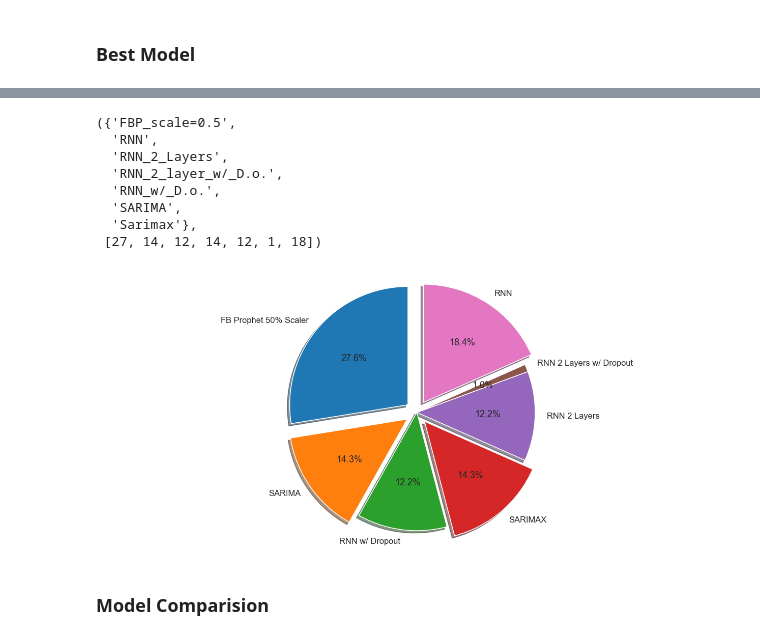
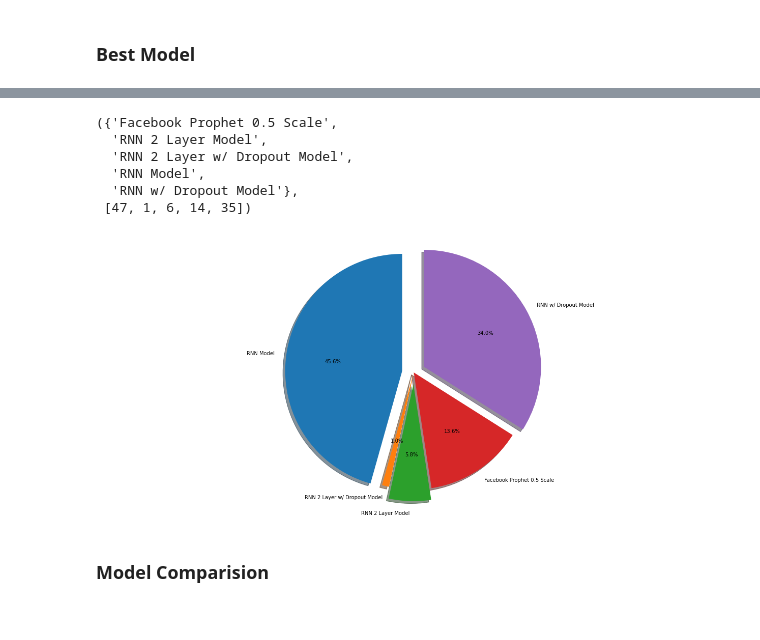
Before and after one commit to FeritYikar/phase4, a Jupyter notebook: main.ipynb, the cells around one changed output, grey strips where cells are left out. Cells and saved outputs as stored; diff of their text form; code cells hidden in the pictures.

```diff
--- a/main.ipynb
+++ b/main.ipynb
@@ -353,7 +334,7 @@ np.mean(bm_val_mape), bm_val_mape
 # %%
 model_types = []
 for item in best_model_dict.values():
-    model_types.append([item[2]])
+    model_types.append([item[3]])
 list = []
 for item in model_types:
     list.append(item[0])
@@ -363,30 +344,28 @@ sizes = []
 for i in labels:
     sizes.append(list.count(i))
 labels, sizes
-labels2 = x = ['FB Prophet 50% Scaler', 'SARIMA','RNN w/ Dropout', 'SARIMAX','RNN 2 Layers','RNN 2 Layers w/ Dropout','RNN']
-labels, sizes
+#labels2 = x = ['FB Prophet 50% Scaler', 'SARIMA','RNN w/ Dropout', 'SARIMAX','RNN 2 Layers','RNN 2 Layers w/ Dropout','RNN']
+#labels, sizes
 # %% [output]
-({'FBP_scale=0.5',
-  'RNN',
-  'RNN_2_Layers',
-  'RNN_2_layer_w/_D.o.',
-  'RNN_w/_D.o.',
-  'SARIMA',
-  'Sarimax'},
- [27, 14, 12, 14, 12, 1, 18])
+({'Facebook Prophet 0.5 Scale',
+  'RNN 2 Layer Model',
+  'RNN 2 Layer w/ Dropout Model',
+  'RNN Model',
+  'RNN w/ Dropout Model'},
+ [47, 1, 6, 14, 35])
 # %%
-explode = (0.1, 0.1, 0, 0.1, 0, 0, 0.1)
+explode = (0.1, 0, 0.1, 0, 0.1)
 
 fig1, ax1 = plt.subplots(figsize=(22,10))
-ax1.pie(sizes, explode=explode, labels=labels2, autopct='%1.1f%%',
+ax1.pie(sizes, explode=explode, labels=labels, autopct='%1.1f%%',
         shadow=True, startangle=90)
 ax1.axis('equal')  # Equal aspect ratio ensures that pie is drawn as a circle.
 
 plt.xticks(fontsize= 50)
 plt.show()
 fig1.savefig('pie.png')
 # %% [output]
-[figure, old version]
+[figure, new version]
 # %% [markdown]
 ### Model Comparision
 # %%
```
Also changed, not shown: parts of 6 cells of this notebook, 1 other file.
